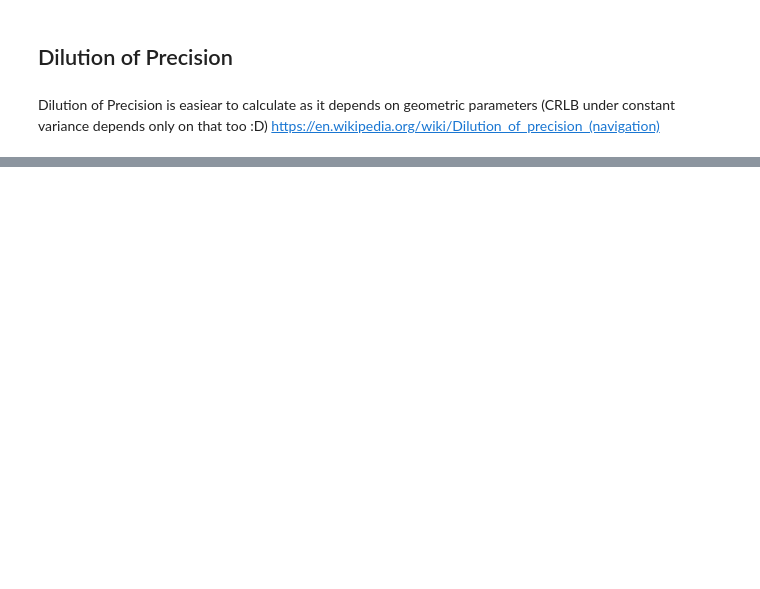
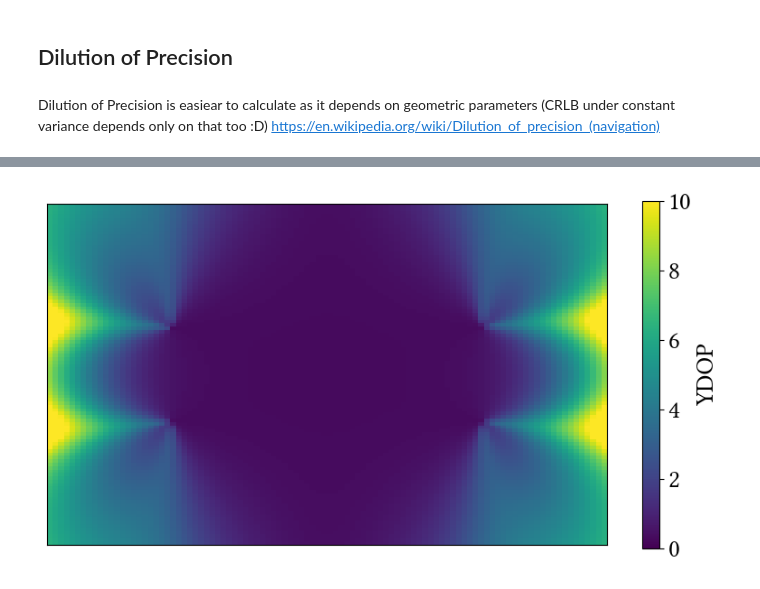
Before and after one commit to yagoliz/5glocalization, a Jupyter notebook: notebooks/ext-04-heatmap.ipynb, the cells around one changed output, grey strips where cells are left out. Cells and saved outputs as stored; diff of their text form; code cells hidden in the pictures; blank space fills up the shorter version.

```diff
--- a/notebooks/ext-04-heatmap.ipynb
+++ b/notebooks/ext-04-heatmap.ipynb
@@ -63,0 +111,14 @@ plt.show()
+# %%
+fig, ax = plt.subplots(figsize=(10, 5))
+
+im = ax.pcolormesh(y,x,ydop.T,vmin=0.0,vmax=10)
+c = fig.colorbar(im, ax=ax)
+c.ax.set_ylabel('YDOP')
+
+ax.set_xticks([])
+ax.set_yticks([])
+
+plt.gca().set_aspect('equal')
+plt.show()
+# %% [output]
+[figure, added]
```
Also changed, not shown: parts of 7 cells of this notebook, 2 other files.
